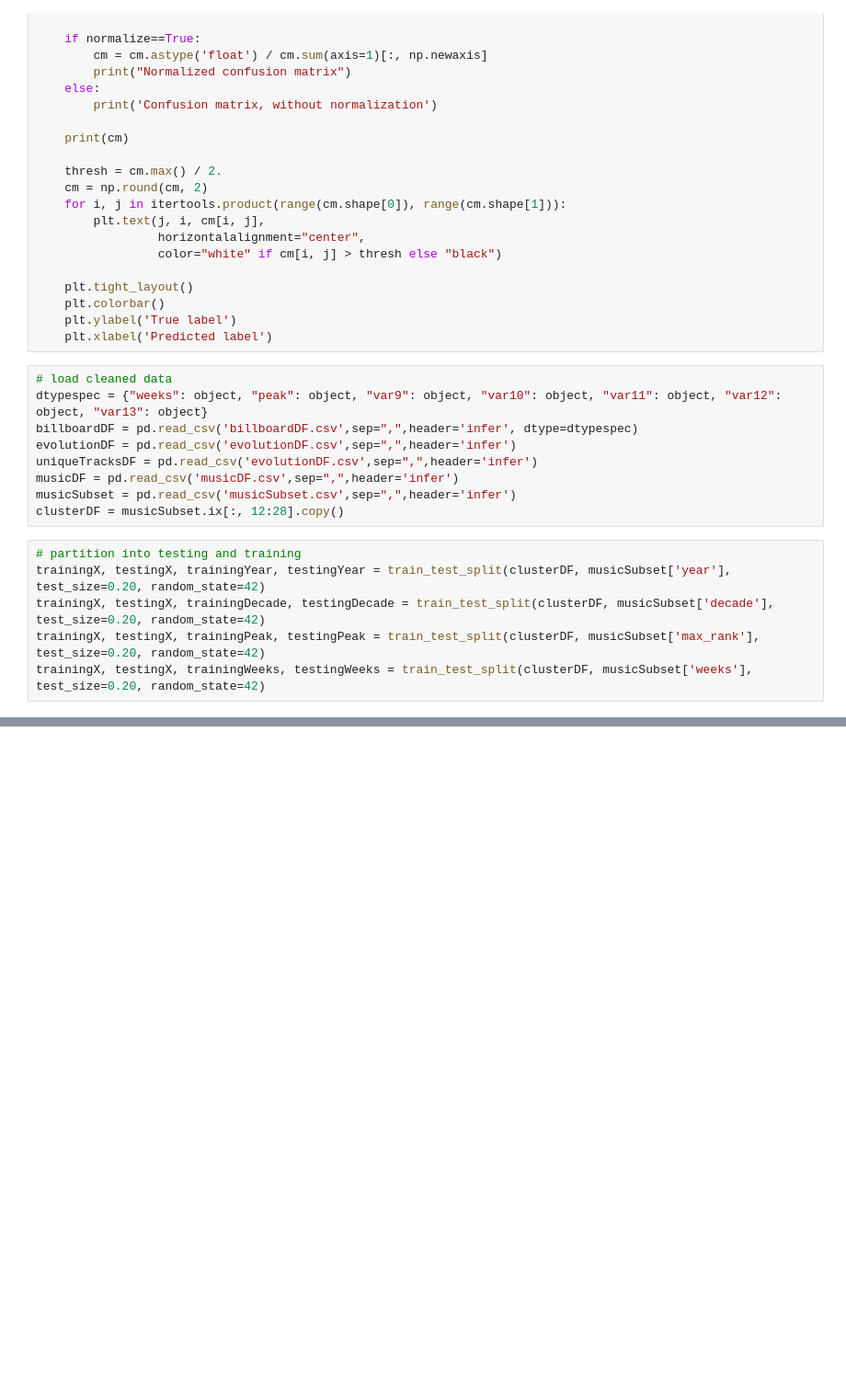
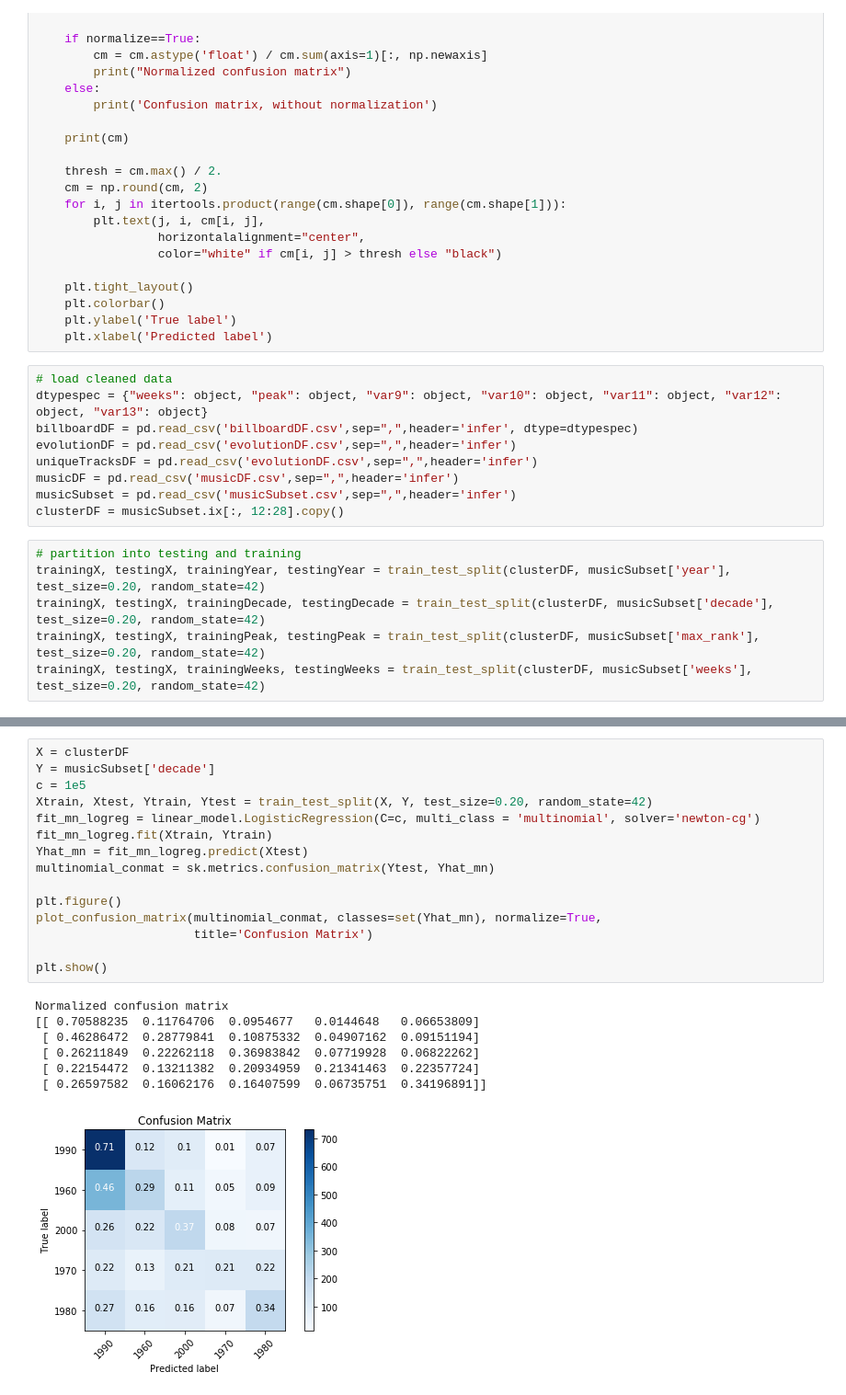
Before and after one commit to mbillig/MusicAnalysis, a Jupyter notebook: LinearRegression.ipynb, the cells around one changed output, grey strips where cells are left out. Shown: that part at 92% size. Cells and saved outputs as stored; diff of their text form; blank space fills up the shorter version.

```diff
--- a/LinearRegression.ipynb
+++ b/LinearRegression.ipynb
@@ -98,3 +94,26 @@ Confusion matrix, without normalization
+# %%
+X = clusterDF
+Y = musicSubset['decade']
+c = 1e5
+Xtrain, Xtest, Ytrain, Ytest = train_test_split(X, Y, test_size=0.20, random_state=42)
+fit_mn_logreg = linear_model.LogisticRegression(C=c, multi_class = 'multinomial', solver='newton-cg')
+fit_mn_logreg.fit(Xtrain, Ytrain)
+Yhat_mn = fit_mn_logreg.predict(Xtest)
+multinomial_conmat = sk.metrics.confusion_matrix(Ytest, Yhat_mn)
+
+plt.figure()
+plot_confusion_matrix(multinomial_conmat, classes=set(Yhat_mn), normalize=True,
+                      title='Confusion Matrix')
+
+plt.show()
+# %% [output]
+Normalized confusion matrix
+[[ 0.70588235  0.11764706  0.0954677   0.0144648   0.06653809]
+ [ 0.46286472  0.28779841  0.10875332  0.04907162  0.09151194]
+ [ 0.26211849  0.22262118  0.36983842  0.07719928  0.06822262]
+ [ 0.22154472  0.13211382  0.20934959  0.21341463  0.22357724]
+ [ 0.26597582  0.16062176  0.16407599  0.06735751  0.34196891]]
+[figure, added]
 # %%
 pca = sk.decomposition.PCA(n_components = 2)
 pca.fit(clusterDF)
```
Also changed, not shown: parts of 4 cells of this notebook, 3 other files.
